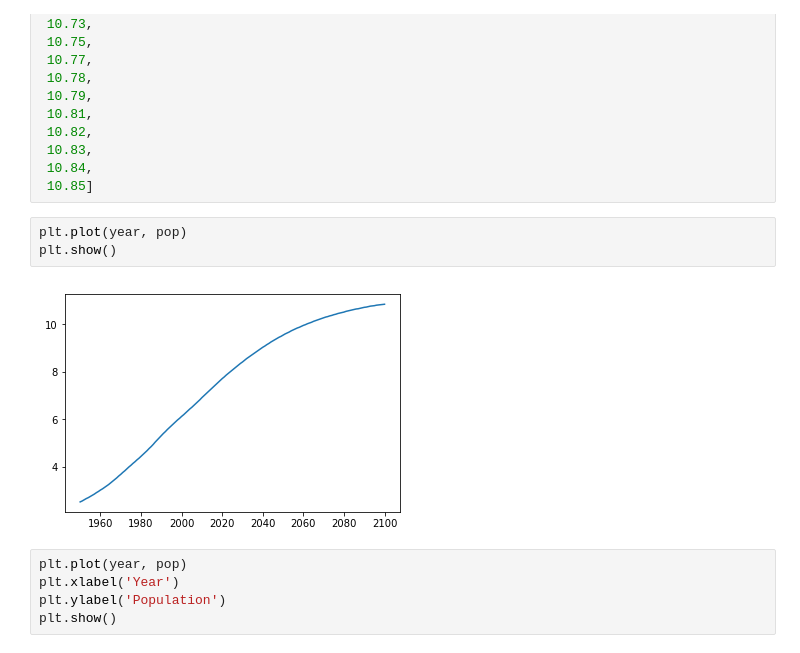
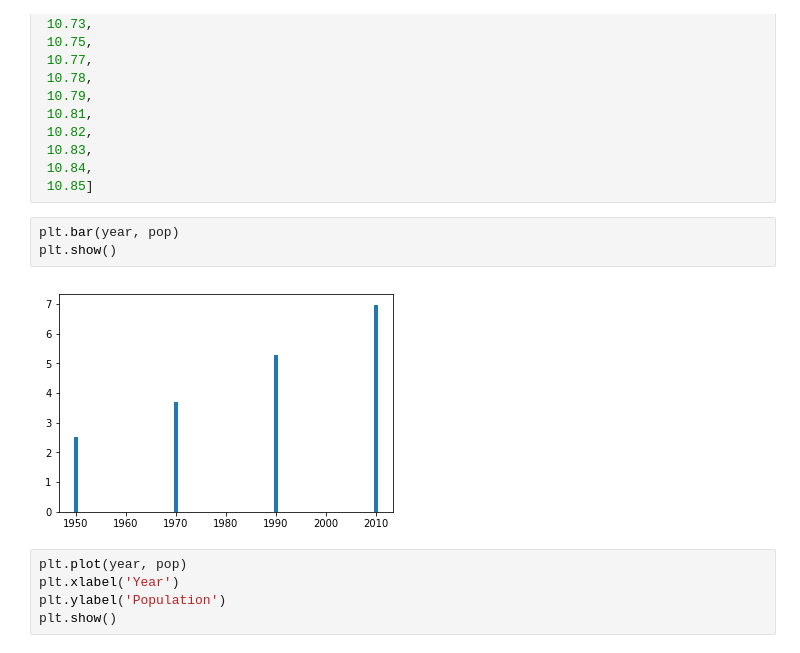
Before and after one commit to nodefluxio/MLID-workshop, a Jupyter notebook: Python for Data Science/1. Plot Dasar menggunakan matplotlib.ipynb, the cells around one changed output. Drawn from its saved outputs; the diff is of its cells as text.

```diff
--- a/Python for Data Science/1. Plot Dasar menggunakan matplotlib.ipynb
+++ b/Python for Data Science/1. Plot Dasar menggunakan matplotlib.ipynb
@@ -344,10 +344,10 @@ pop = [2.53,
  10.84,
  10.85]
 # %%
-plt.plot(year, pop)
+plt.bar(year, pop)
 plt.show()
 # %% [output]
-[figure, old version]
+[figure, new version]
 # %%
 plt.plot(year, pop)
 plt.xlabel('Year')
```
Also changed, not shown: parts of 3 cells of this notebook.
